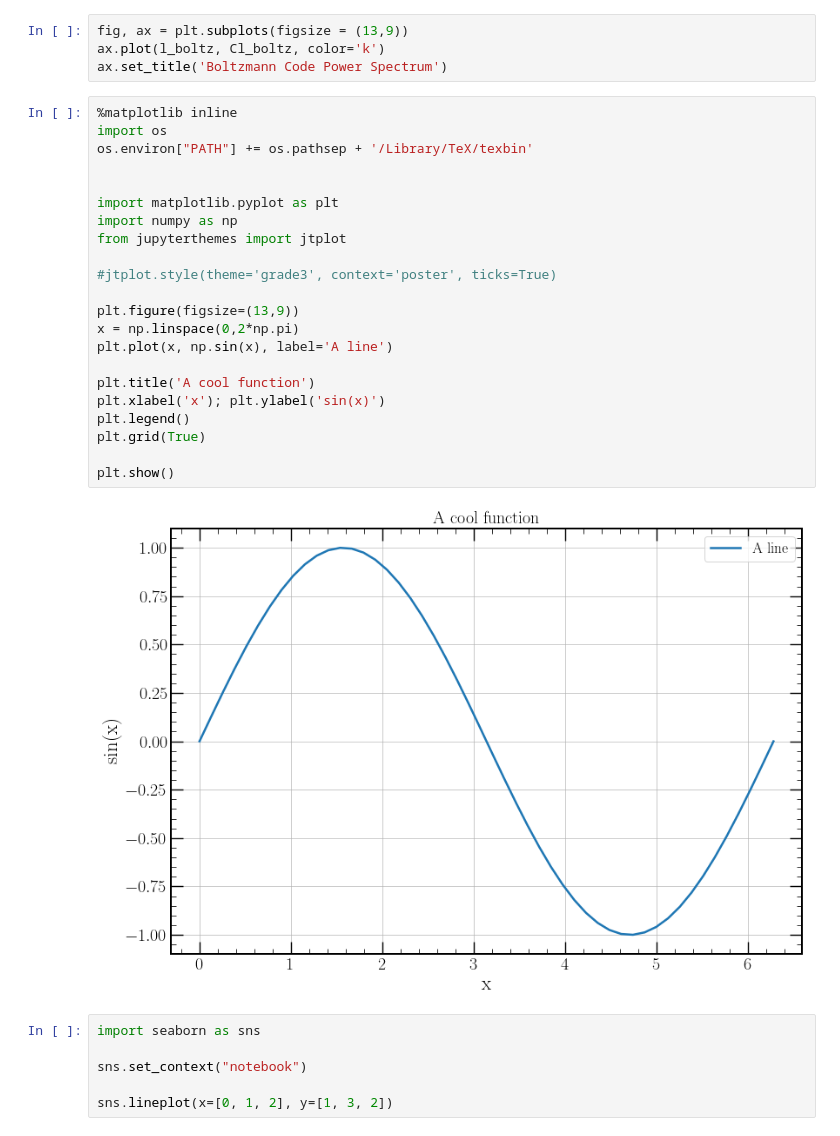
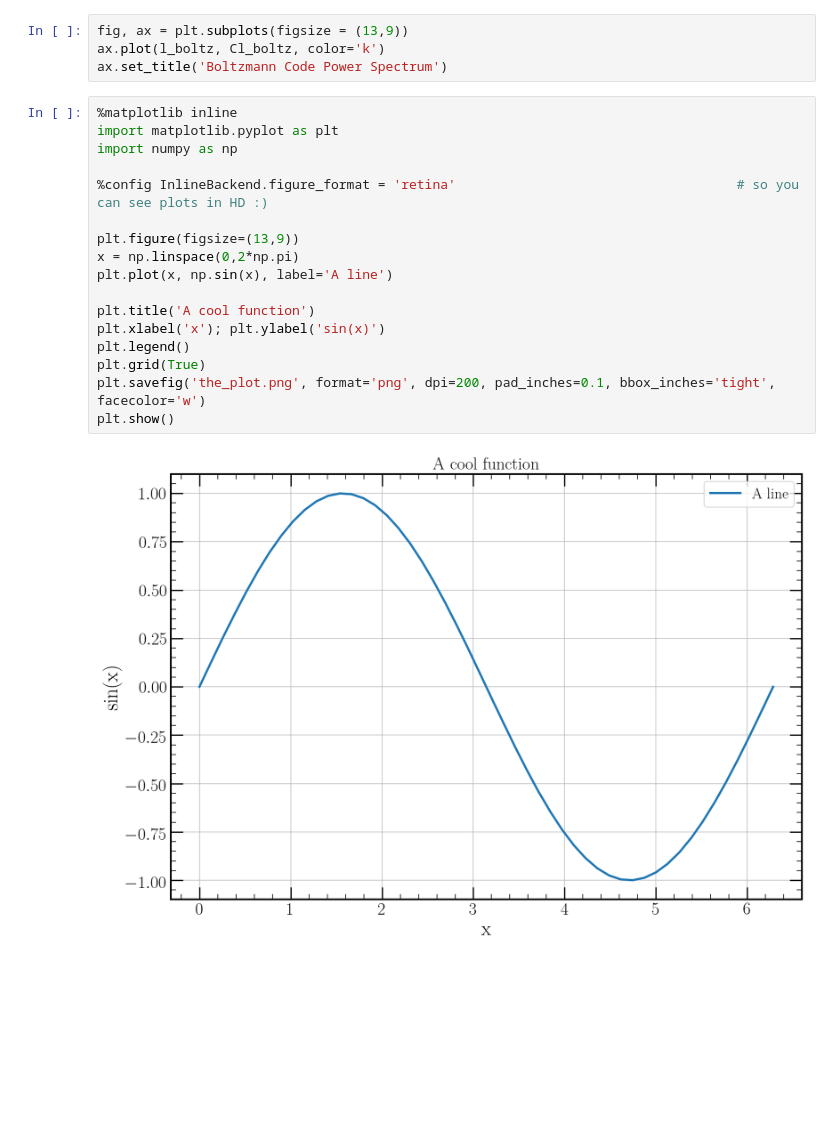
Before and after one commit to raul-bermejo/cmb_geometry, a Jupyter notebook: sandpit_boltzmanncode.ipynb, the cells around one changed output. Cells and saved outputs as stored; diff of their text form; blank space fills up the shorter version.

```diff
--- a/sandpit_boltzmanncode.ipynb
+++ b/sandpit_boltzmanncode.ipynb
@@ -25,31 +25,20 @@ ax.plot(l_boltz, Cl_boltz, color='k')
 ax.set_title('Boltzmann Code Power Spectrum')
 # %%
 %matplotlib inline
-import os
-os.environ["PATH"] += os.pathsep + '/Library/TeX/texbin'
-
-
 import matplotlib.pyplot as plt
 import numpy as np
-from jupyterthemes import jtplot
 
-#jtplot.style(theme='grade3', context='poster', ticks=True)
+%config InlineBackend.figure_format = 'retina'                                    # so you can see plots in HD :)
 
 plt.figure(figsize=(13,9))
 x = np.linspace(0,2*np.pi)
 plt.plot(x, np.sin(x), label='A line')
 
 plt.title('A cool function')
 plt.xlabel('x'); plt.ylabel('sin(x)')
 plt.legend()
 plt.grid(True)
-
+plt.savefig('the_plot.png', format='png', dpi=200, pad_inches=0.1, bbox_inches='tight', facecolor='w')
 plt.show()
 # %% [output]
-[figure, old version]
+[figure, new version]
-# %%
-import seaborn as sns
-
-sns.set_context("notebook")
-
-sns.lineplot(x=[0, 1, 2], y=[1, 3, 2])
```
